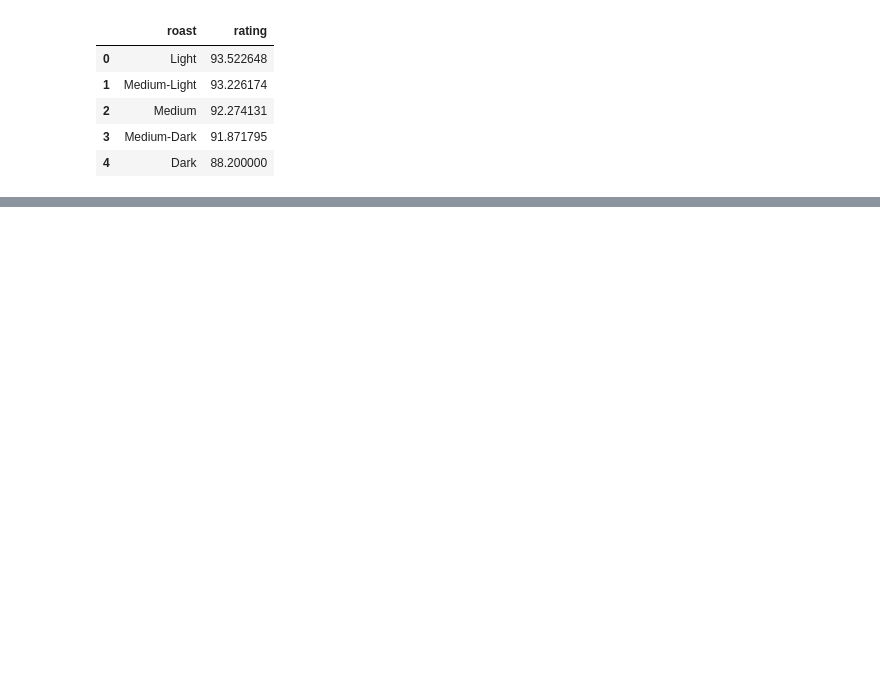
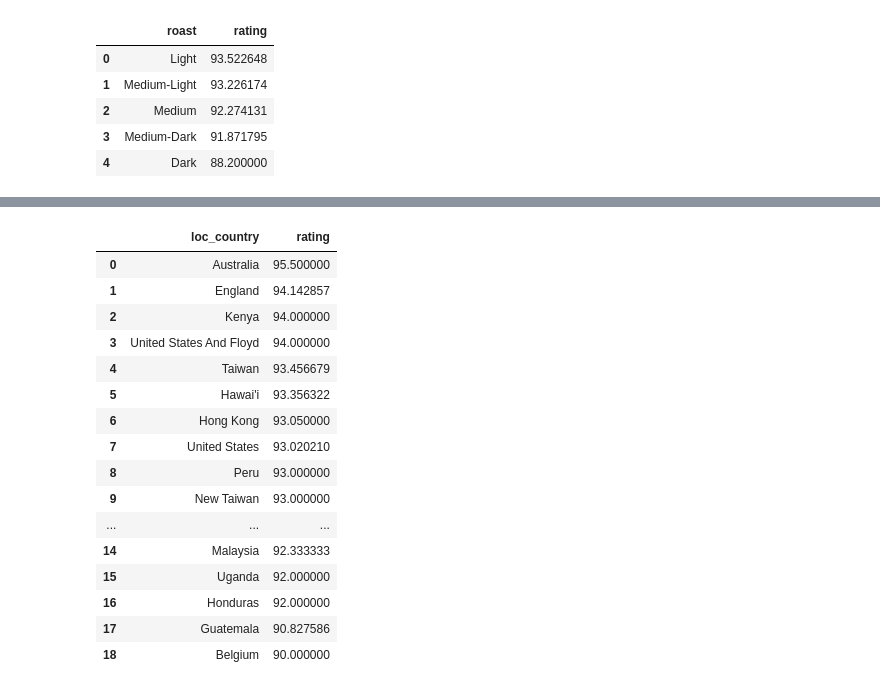
Before and after one commit to JulesCinc/coffe-consumption, a Jupyter notebook: coffee.ipynb, the cells around one changed output, grey strips where cells are left out. Cells and saved outputs as stored; diff of their text form; code cells hidden in the pictures; blank space fills up the shorter version.

```diff
--- a/coffee.ipynb
+++ b/coffee.ipynb
@@ -107,0 +105,21 @@ Passing `palette` without assigning `hue` is deprecated and will be removed in v
+# %%
+country = df1.groupby('loc_country')['rating'].mean().sort_values(ascending=False).reset_index()
+display(country)
+# %% [output]
+|  | loc_country | rating |
+| 0 | Australia | 95.500000 |
+| 1 | England | 94.142857 |
+| 2 | Kenya | 94.000000 |
+| 3 | United States And Floyd | 94.000000 |
+| 4 | Taiwan | 93.456679 |
+| 5 | Hawai'i | 93.356322 |
+| 6 | Hong Kong | 93.050000 |
+| 7 | United States | 93.020210 |
+| 8 | Peru | 93.000000 |
+| 9 | New Taiwan | 93.000000 |
+| ... | ... | ... |
+| 14 | Malaysia | 92.333333 |
+| 15 | Uganda | 92.000000 |
+| 16 | Honduras | 92.000000 |
+| 17 | Guatemala | 90.827586 |
+| 18 | Belgium | 90.000000 |
```
Also changed, not shown: parts of 1 cell of this notebook.
